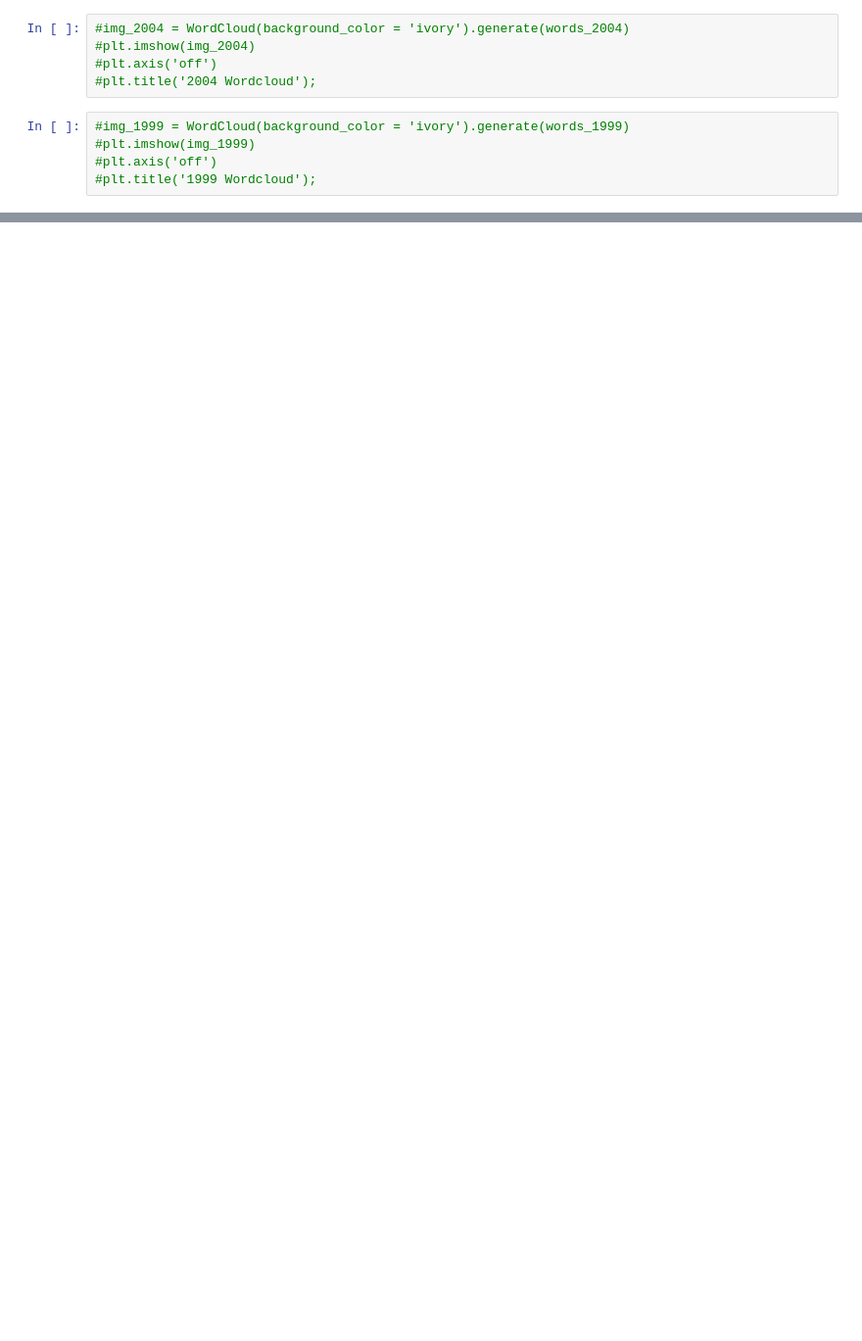
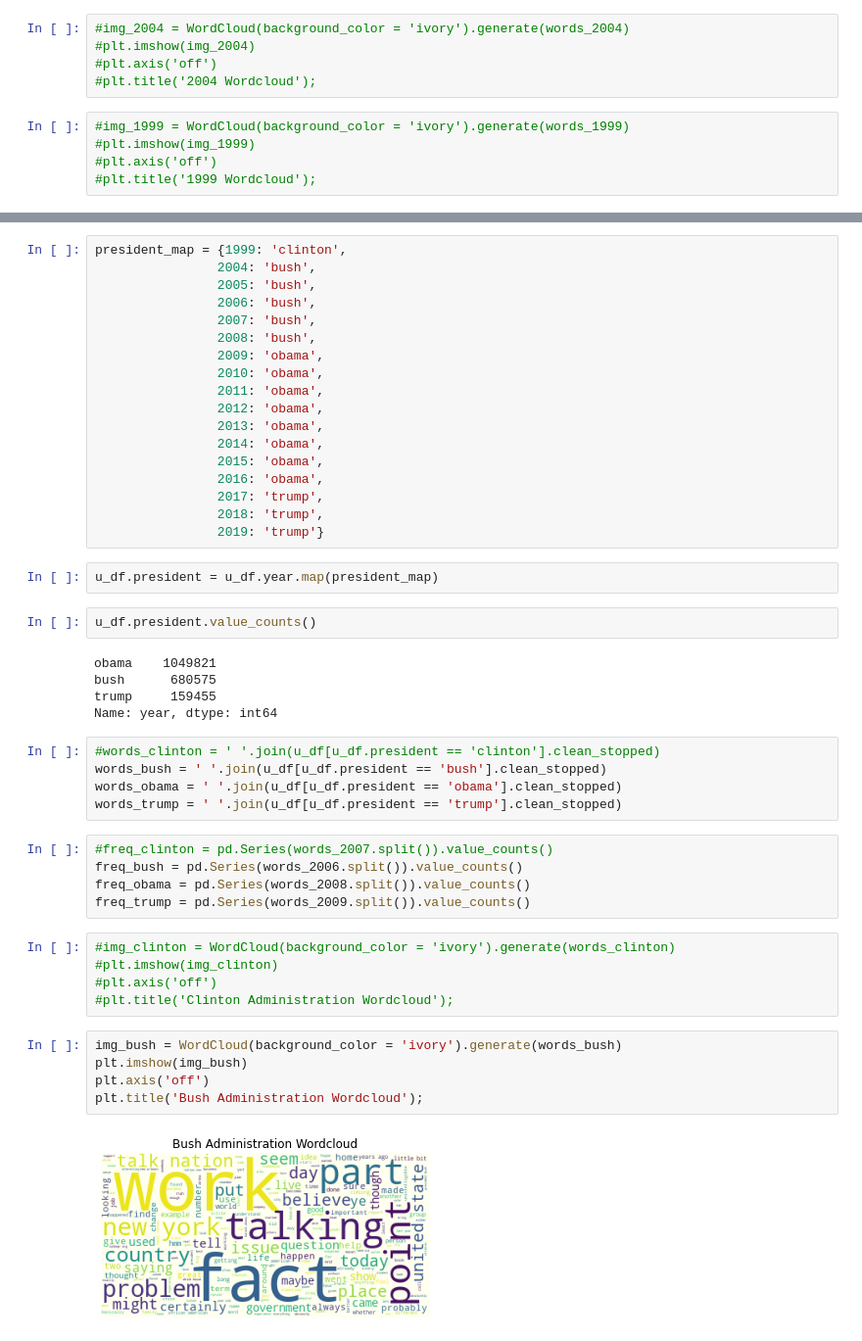
Before and after one commit to npr-nlp/npr-nlp-project, a Jupyter notebook: david_wip.ipynb, the cells around one changed output, grey strips where cells are left out. Shown at 98% size. Cells and saved outputs as stored; diff of their text form; blank space fills up the shorter version.

```diff
--- a/david_wip.ipynb
+++ b/david_wip.ipynb
@@ -1708,0 +1720,49 @@ stop_words
+# %%
+president_map = {1999: 'clinton',
+                2004: 'bush',
+                2005: 'bush',
+                2006: 'bush',
+                2007: 'bush',
+                2008: 'bush',
+                2009: 'obama',
+                2010: 'obama',
+                2011: 'obama',
+                2012: 'obama',
+                2013: 'obama',
+                2014: 'obama',
+                2015: 'obama',
+                2016: 'obama',
+                2017: 'trump',
+                2018: 'trump',
+                2019: 'trump'}
+# %%
+u_df.president = u_df.year.map(president_map)
+# %%
+u_df.president.value_counts()
+# %% [output]
+obama    1049821
+bush      680575
+trump     159455
+Name: year, dtype: int64
+# %%
+#words_clinton = ' '.join(u_df[u_df.president == 'clinton'].clean_stopped)
+words_bush = ' '.join(u_df[u_df.president == 'bush'].clean_stopped)
+words_obama = ' '.join(u_df[u_df.president == 'obama'].clean_stopped)
+words_trump = ' '.join(u_df[u_df.president == 'trump'].clean_stopped)
+# %%
+#freq_clinton = pd.Series(words_2007.split()).value_counts()
+freq_bush = pd.Series(words_2006.split()).value_counts()
+freq_obama = pd.Series(words_2008.split()).value_counts()
+freq_trump = pd.Series(words_2009.split()).value_counts()
+# %%
+#img_clinton = WordCloud(background_color = 'ivory').generate(words_clinton)
+#plt.imshow(img_clinton)
+#plt.axis('off')
+#plt.title('Clinton Administration Wordcloud');
+# %%
+img_bush = WordCloud(background_color = 'ivory').generate(words_bush)
+plt.imshow(img_bush)
+plt.axis('off')
+plt.title('Bush Administration Wordcloud');
+# %% [output]
+[figure, added]
```
Also changed, not shown: parts of 39 cells of this notebook, 1 other file.
